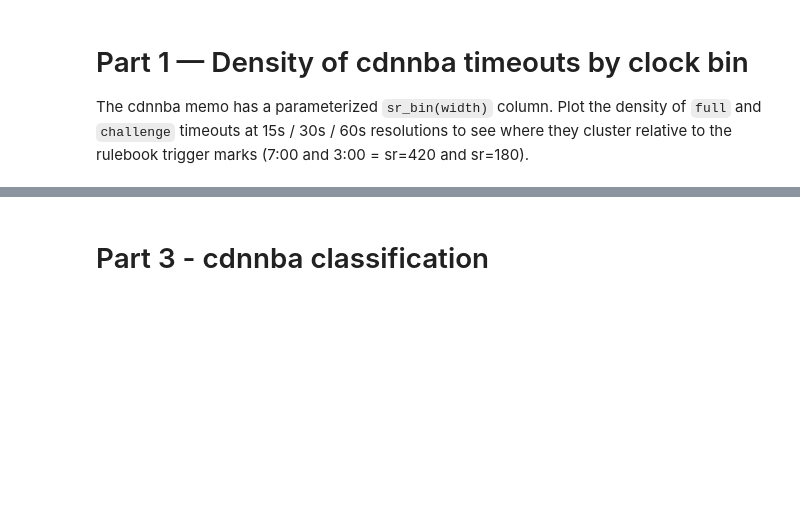
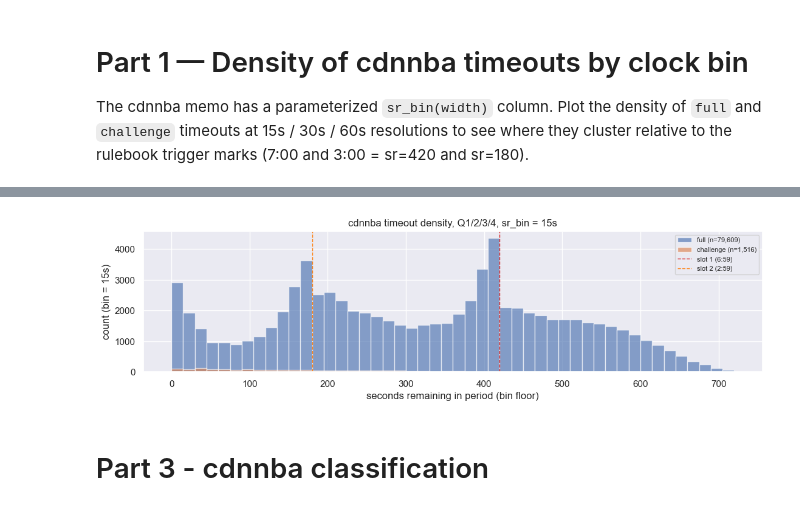
Before and after one commit to akseldkw07/NBA-Timeout-Impact, a Jupyter notebook: Notebooks/TV-Timeout-Injection.ipynb, the cells around one changed output, grey strips where cells are left out. Cells and saved outputs as stored; diff of their text form; code cells hidden in the pictures; blank space fills up the shorter version.

Commit message:
vanilla-hist Modified: - TV-Timeout-Injection.ipynb - nb_imports.py - timeout_injection_plots.py

```diff
--- a/Notebooks/TV-Timeout-Injection.ipynb
+++ b/Notebooks/TV-Timeout-Injection.ipynb
@@ -104,3 +70,8 @@ Calculating bin_sr(60,)
+# %%
+fig_vanilla, axes = TimeoutInjectionPlots.plot_timeout_vanilla(memo_cdn.cdnnba)
+fig_vanilla
+# %% [output]
+[figure, added]
 # %% [markdown]
 # Part 3 - cdnnba classification
 # %% [markdown]
```
Also changed, not shown: parts of 7 cells of this notebook, 2 other files.
